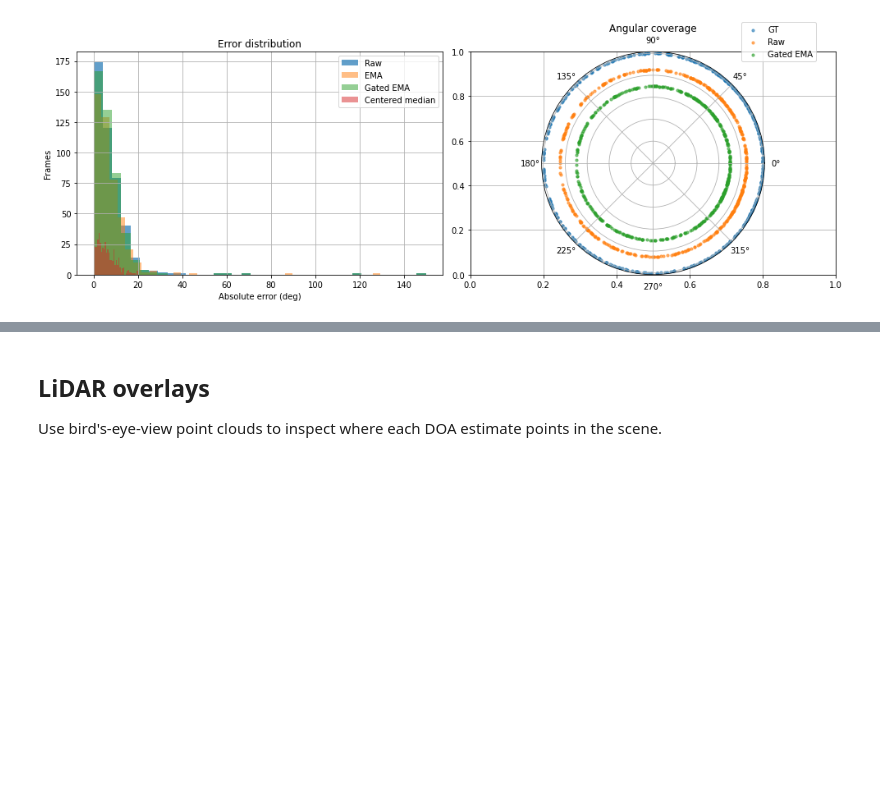
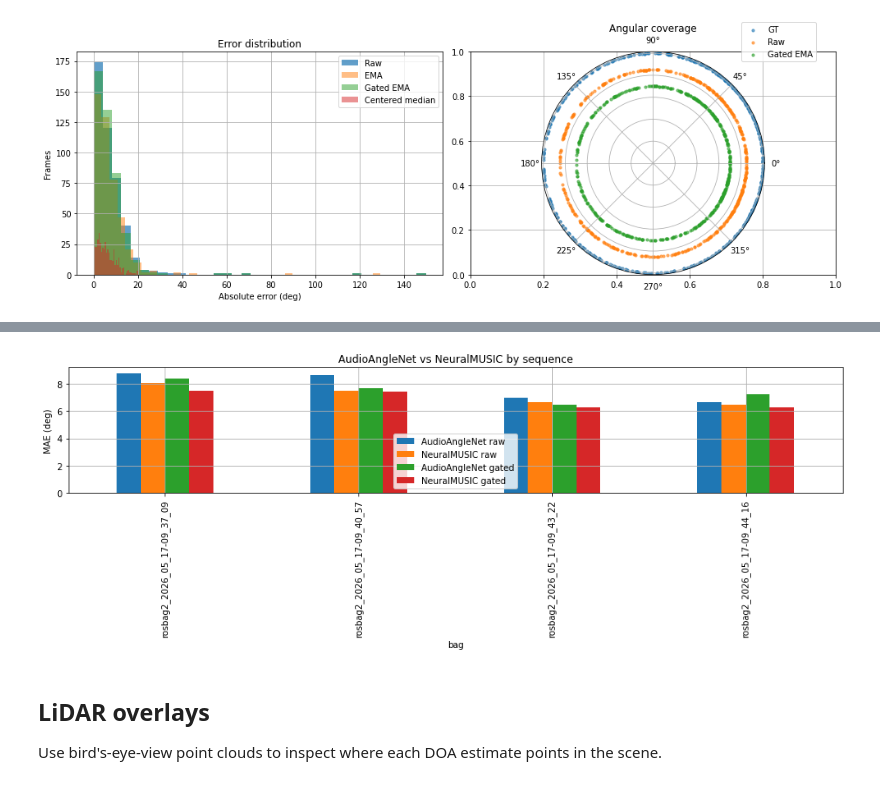
Before and after one commit to yizhuoyang/AV-PedAware, a Jupyter notebook: doa_tracking_eval.ipynb, the cells around one changed output, grey strips where cells are left out. Saved outputs shown, nothing was run; the diff lists cells and outputs as text; code cells hidden in the pictures; blank space fills up the shorter version.

Commit message:
succeed neuralmusic

```diff
--- a/doa_tracking_eval.ipynb
+++ b/doa_tracking_eval.ipynb
@@ -24,8 +26,10 @@ plt.rcParams['axes.grid'] = True
 DATA_ROOT = Path('data/pairs')
 SPLIT = 'test'
 CHECKPOINT = Path('output_audio_angle/model_best.pth')
-AUDIO_CHANNELS = (1, 2, 3,4)
-FEATURE_TYPE = 'ipd'  # use 'mel' if the checkpoint was trained with mel features
+NEURALMUSIC_CHECKPOINT = Path('output_neuralmusic/model_best.pth')
+AUDIO_CHANNELS = (1,2,3,4)
+FEATURE_TYPE = 'ipd'  # use 'mel' if the AudioAngleNet checkpoint was trained with mel features
+NEURALMUSIC_FEATURE_TYPE = 'ipd'  # use 'magphase' for the older NeuralMUSIC input
 
 # Match these to the values used during training.
 DROPOUT_RATE = 0.4
@@ -42,6 +46,8 @@ DEVICE = torch.device('cuda:0' if torch.cuda.is_available() else 'cpu')
 
 INPUT_CHANNELS = 1 + 2 * (len(AUDIO_CHANNELS) - 1) if FEATURE_TYPE == 'ipd' else len(AUDIO_CHANNELS)
 print('device:', DEVICE)
-print('input channels:', INPUT_CHANNELS)
+NEURALMUSIC_INPUT_CHANNELS = 1 + 2 * (len(AUDIO_CHANNELS) - 1) if NEURALMUSIC_FEATURE_TYPE == 'ipd' else 2 * len(AUDIO_CHANNELS)
+print('audio angle input channels:', INPUT_CHANNELS)
+print('neuralmusic input channels:', NEURALMUSIC_INPUT_CHANNELS)
 # %% [output]
 device: cuda:0
@@ -264,0 +310,21 @@ plt.show()
+# %%
+nm_records = []
+with torch.no_grad():
+    offset = 0
+    for spec, gt_deg, sv, corr in nm_loader:
+        _, spectrum = nm_model(spec.to(DEVICE), sv.to(DEVICE), corr.to(DEVICE))
+        pred_deg = torch.argmax(spectrum, dim=1).cpu().numpy().astype(np.float32)
+        batch_size = len(pred_deg)
+        batch_samples = nm_dataset.samples[offset:offset + batch_size]
+        for i, sample in enumerate(batch_samples):
+            nm_records.append({
+                'bag': sample['bag'],
+                'stem': sample['stem'],
+                'gt_rad': np.deg2rad(float(gt_deg[i, 0])),
+                'pred_rad': np.deg2rad(float(pred_deg[i])),
+            })
+        offset += batch_size
+
+nm_df = build_tracking_frame(nm_records)
+nm_summary = summarize(nm_df)
+nm_summary.round(3)
@@ -264,0 +339,8 @@ plt.show()
+# %%
+compare = pd.DataFrame({
+    'AudioAngleNet raw': summary['raw_mae_deg'],
+    'NeuralMUSIC raw': nm_summary['raw_mae_deg'],
+    'AudioAngleNet gated': summary['gated_mae_deg'],
+    'NeuralMUSIC gated': nm_summary['gated_mae_deg'],
+})
+compare.round(3)
@@ -265,3 +355,11 @@ plt.show()
+# %%
+ax = compare.drop(index='ALL').plot.bar(figsize=(13, 5))
+ax.set_ylabel('MAE (deg)')
+ax.set_title('AudioAngleNet vs NeuralMUSIC by sequence')
+plt.tight_layout()
+plt.show()
+# %% [output]
+[figure, added]
 # %% [markdown]
 ## LiDAR overlays
 
```
Also changed, not shown: parts of 12 cells of this notebook, 10 other files.
